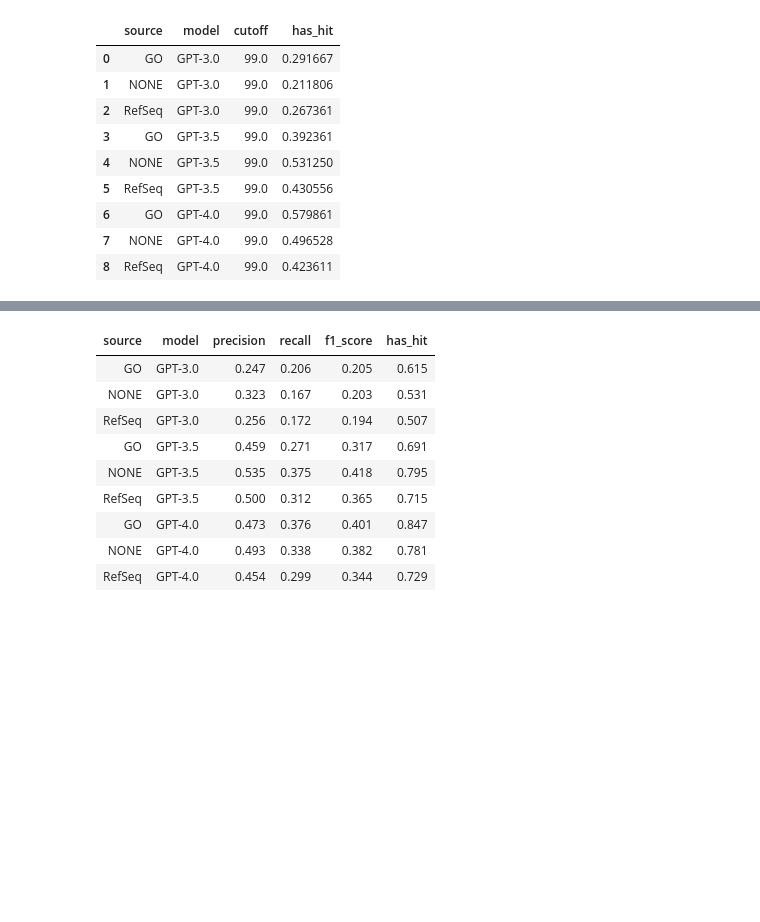
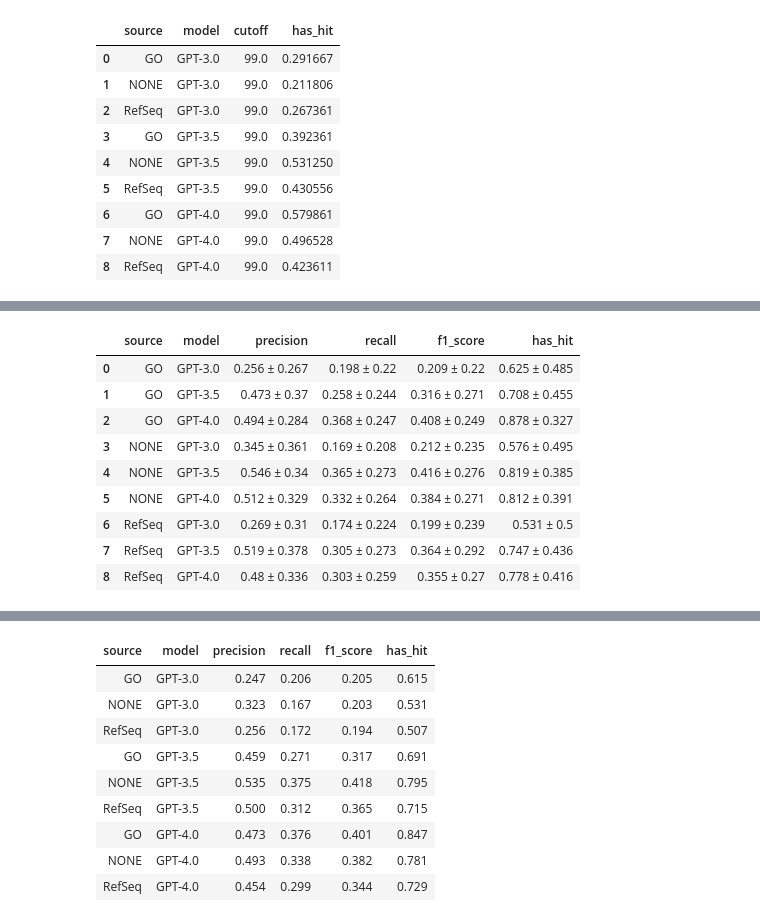
Before and after one commit to monarch-initiative/talisman-paper, a Jupyter notebook: Table1.ipynb, the cells around one changed output, grey strips where cells are left out. Drawn from its saved outputs; the diff is of its cells as text; code cells hidden in the pictures; blank space fills up the shorter version.

```diff
--- a/Table1.ipynb
+++ b/Table1.ipynb
@@ -85,3 +85,35 @@ def himax(tbl: pd.DataFrame, by=["model", "source"], ascending=True):
     """
     tbl_subset = tbl.select_dtypes(include=[np.number]).columns
     return tbl.sort_values(by=by, ascending=ascending).style.hide().highlight_max(subset=tbl_subset, axis=0, props='font-weight:bold').format(precision=3)
+# %%
+def himax_all(tbl: pd.DataFrame, by=["model", "source"], ascending=True):
+    """
+    Prepare a table for publication, highlighting maximum values
+    """
+    # Calculate standard deviation for each numeric column and add as new columns
+    for col in tbl.select_dtypes(include=[np.number]).columns:
+        if col != 'model':
+            tbl[col] = tbl[col].astype(str) + ' ± ' + tbl[col + ' st.dev.'].astype(str)
+
+    # Drop the standard deviation columns
+    tbl = tbl.drop([col for col in tbl.columns if 'st.dev.' in col], axis=1)
+
+    # Sort, hide index, highlight max, and format
+    return tbl.sort_values(by=by, ascending=ascending).style.hide_index().highlight_max(subset=tbl.columns[1:], axis=0, props='font-weight:bold').format(precision=3)
+
+metrics = ["precision", "recall", "f1_score", "has_hit"]
+grp = df.query("model != 'GPT-nan'").groupby(["model"])
+
+# Ensure only numeric columns are considered
+numeric_cols = df.select_dtypes(include=[np.number]).columns.intersection(metrics)
+
+# Calculate mean and standard deviation
+mean_df = grp[numeric_cols].mean().reset_index()
+std_df = grp[numeric_cols].std().reset_index()
+
+# Rename std columns and merge with mean dataframe
+std_df.rename(columns={col: col + ' st.dev.' for col in numeric_cols}, inplace=True)
+result_df = pd.merge(mean_df, std_df, on=["model"])
+
+# Apply the himax_all function
+himax_all(result_df, by=["model"])
@@ -269,0 +481,13 @@ himax(outcomes_summary())
+# %%
+himax_std(outcomes_summary_std_format(cutoff=99))
+# %% [output]
+|  | source | model | precision | recall | f1_score | has_hit |
+| 0 | GO | GPT-3.0 | 0.256 ± 0.267 | 0.198 ± 0.22 | 0.209 ± 0.22 | 0.625 ± 0.485 |
+| 1 | GO | GPT-3.5 | 0.473 ± 0.37 | 0.258 ± 0.244 | 0.316 ± 0.271 | 0.708 ± 0.455 |
+| 2 | GO | GPT-4.0 | 0.494 ± 0.284 | 0.368 ± 0.247 | 0.408 ± 0.249 | 0.878 ± 0.327 |
+| 3 | NONE | GPT-3.0 | 0.345 ± 0.361 | 0.169 ± 0.208 | 0.212 ± 0.235 | 0.576 ± 0.495 |
+| 4 | NONE | GPT-3.5 | 0.546 ± 0.34 | 0.365 ± 0.273 | 0.416 ± 0.276 | 0.819 ± 0.385 |
+| 5 | NONE | GPT-4.0 | 0.512 ± 0.329 | 0.332 ± 0.264 | 0.384 ± 0.271 | 0.812 ± 0.391 |
+| 6 | RefSeq | GPT-3.0 | 0.269 ± 0.31 | 0.174 ± 0.224 | 0.199 ± 0.239 | 0.531 ± 0.5 |
+| 7 | RefSeq | GPT-3.5 | 0.519 ± 0.378 | 0.305 ± 0.273 | 0.364 ± 0.292 | 0.747 ± 0.436 |
+| 8 | RefSeq | GPT-4.0 | 0.48 ± 0.336 | 0.303 ± 0.259 | 0.355 ± 0.27 | 0.778 ± 0.416 |
```
Also changed, not shown: parts of 16 cells of this notebook, 2 other files.
